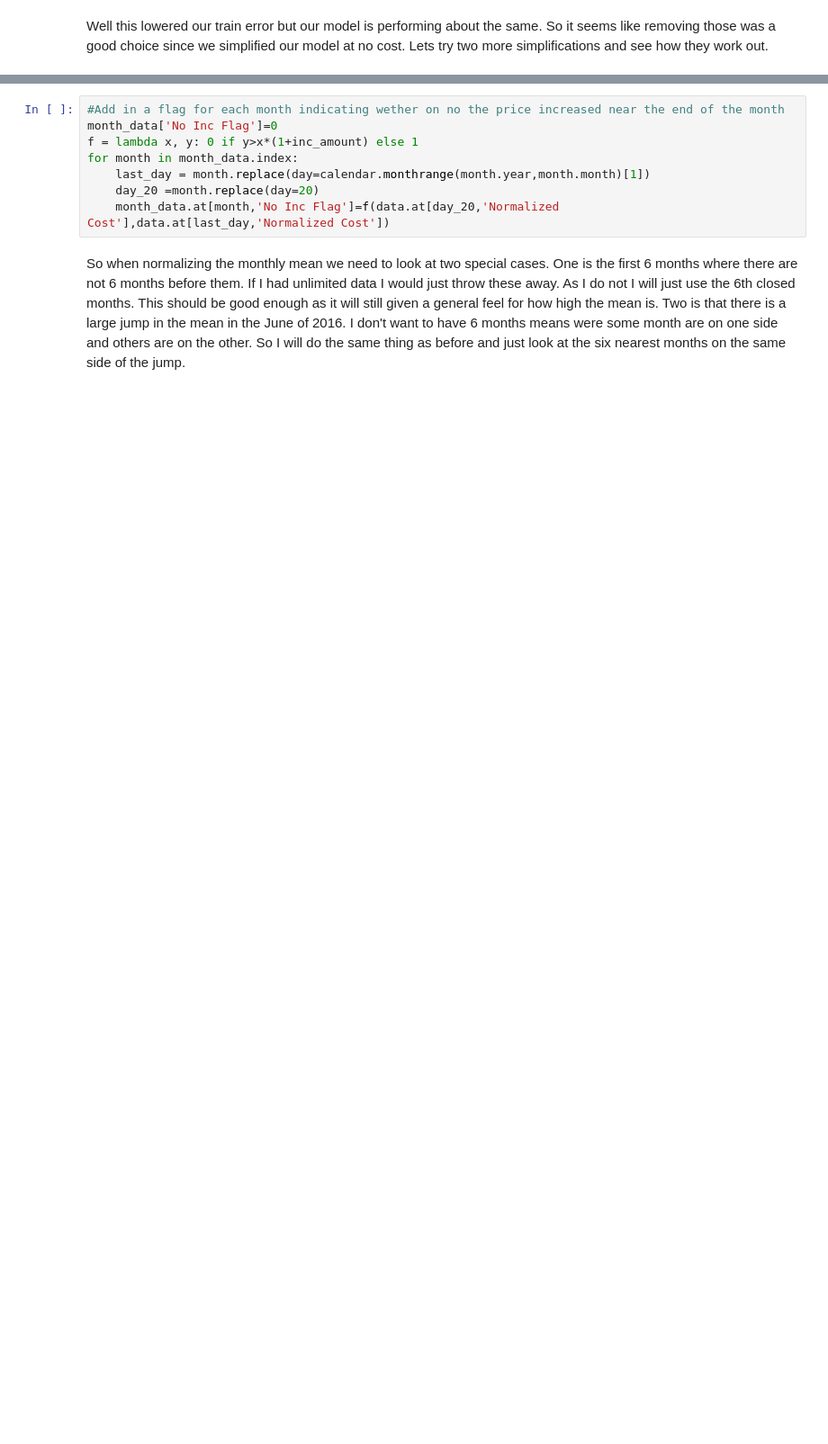
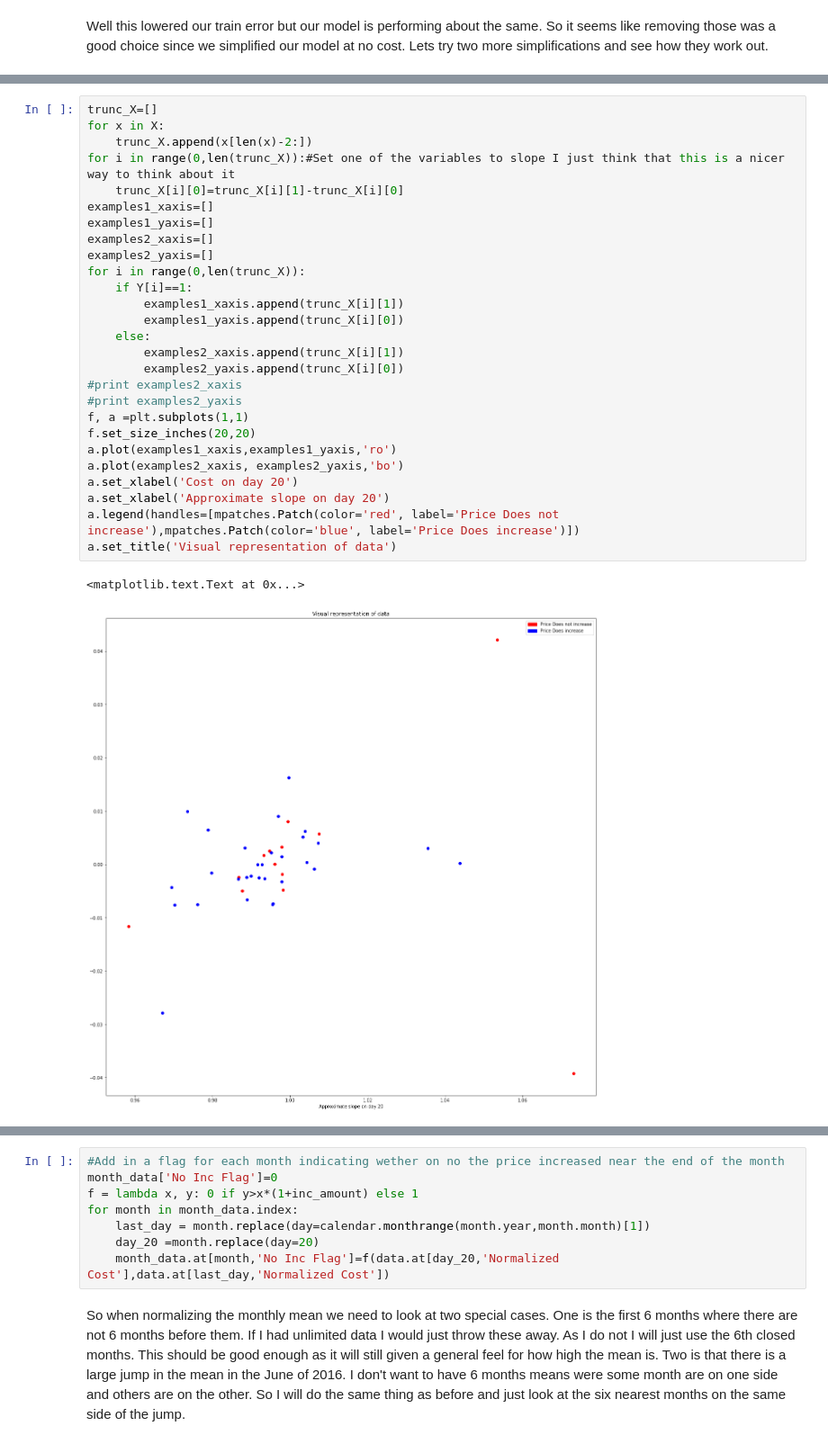
Before and after one commit to AdamJacoby/Kol_Market_Data, a Jupyter notebook: Kol_Data.ipynb, the cells around one changed output, grey strips where cells are left out. Shown at 90% size. Saved outputs shown, nothing was run; the diff lists cells and outputs as text; blank space fills up the shorter version.

```diff
--- a/Kol_Data.ipynb
+++ b/Kol_Data.ipynb
@@ -617,0 +616,30 @@ So in terms of accuracy the more complex model is not doing much better (though
+# %%
+trunc_X=[]
+for x in X:
+    trunc_X.append(x[len(x)-2:])
+for i in range(0,len(trunc_X)):#Set one of the variables to slope I just think that this is a nicer way to think about it
+    trunc_X[i][0]=trunc_X[i][1]-trunc_X[i][0]
+examples1_xaxis=[]
+examples1_yaxis=[]
+examples2_xaxis=[]
+examples2_yaxis=[]
+for i in range(0,len(trunc_X)):
+    if Y[i]==1:
+        examples1_xaxis.append(trunc_X[i][1])
+        examples1_yaxis.append(trunc_X[i][0])
+    else:
+        examples2_xaxis.append(trunc_X[i][1])
+        examples2_yaxis.append(trunc_X[i][0])
+#print examples2_xaxis
+#print examples2_yaxis
+f, a =plt.subplots(1,1)
+f.set_size_inches(20,20)
+a.plot(examples1_xaxis,examples1_yaxis,'ro')
+a.plot(examples2_xaxis, examples2_yaxis,'bo')
+a.set_xlabel('Cost on day 20')
+a.set_xlabel('Approximate slope on day 20')
+a.legend(handles=[mpatches.Patch(color='red', label='Price Does not increase'),mpatches.Patch(color='blue', label='Price Does increase')])
+a.set_title('Visual representation of data')
+# %% [output]
+<matplotlib.text.Text at 0x...>
+[figure, added]
```
Also changed, not shown: parts of 21 cells of this notebook.
